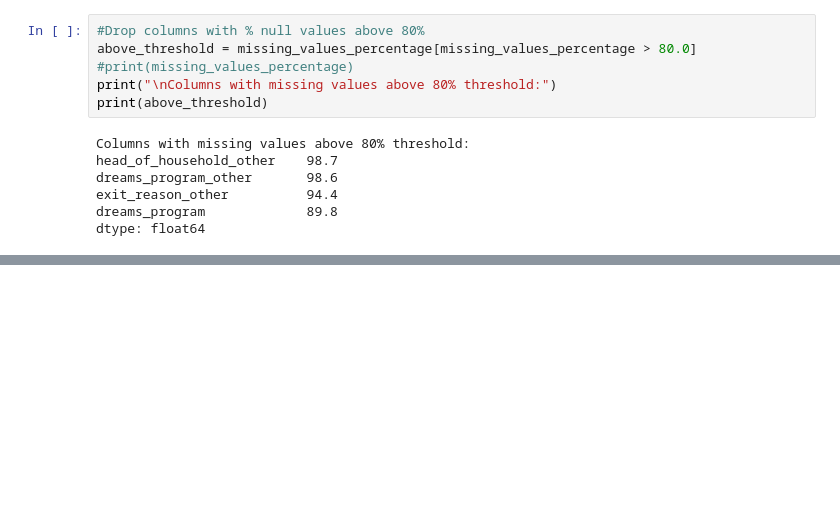
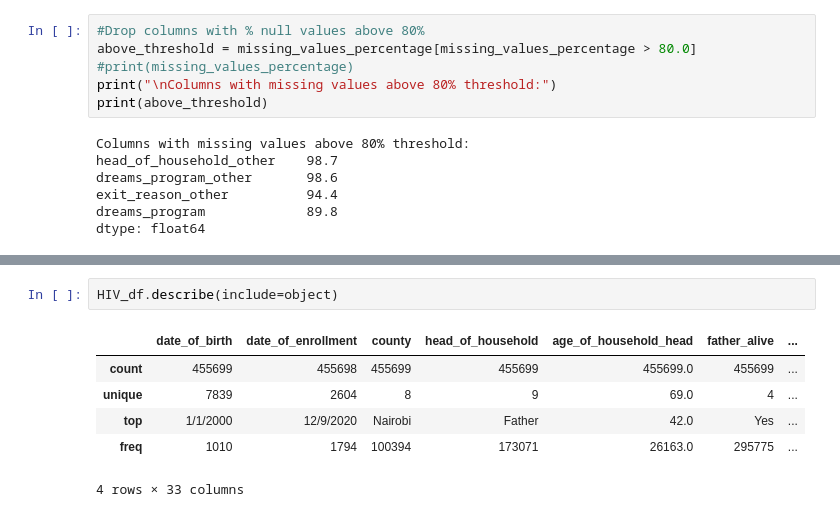
Before and after one commit to RichieRicky/DSF-PT08P5-GROUP5_CAPSTONE-PROJECT, a Jupyter notebook: MOKAYA_KEOYE.ipynb, the cells around one changed output, grey strips where cells are left out. Saved outputs shown, nothing was run; the diff lists cells and outputs as text; blank space fills up the shorter version.

```diff
--- a/MOKAYA_KEOYE.ipynb
+++ b/MOKAYA_KEOYE.ipynb
@@ -225,0 +311,9 @@ NameError: name 'replace_unknown_with_nan' is not defined
+# %%
+HIV_df.describe(include=object)
+# %% [output]
+|  | date_of_birth | date_of_enrollment | county | head_of_household | age_of_household_head | father_alive | ... |
+| count | 455699 | 455698 | 455699 | 455699 | 455699.0 | 455699 | ... |
+| unique | 7839 | 2604 | 8 | 9 | 69.0 | 4 | ... |
+| top | 1/1/2000 | 12/9/2020 | Nairobi | Father | 42.0 | Yes | ... |
+| freq | 1010 | 1794 | 100394 | 173071 | 26163.0 | 295775 | ... |
+4 rows × 33 columns
```
Also changed, not shown: parts of 12 cells of this notebook, 42 other files.
